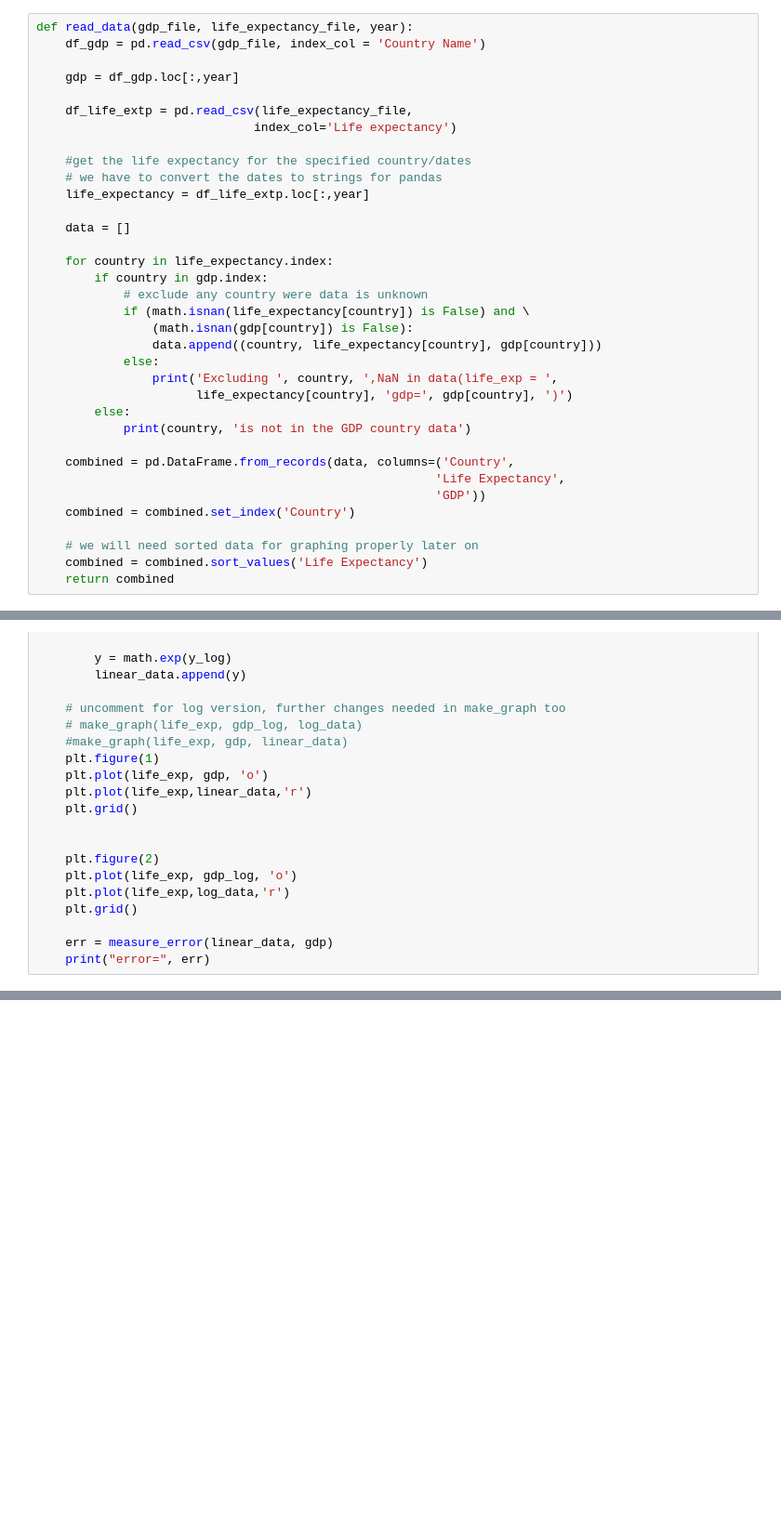
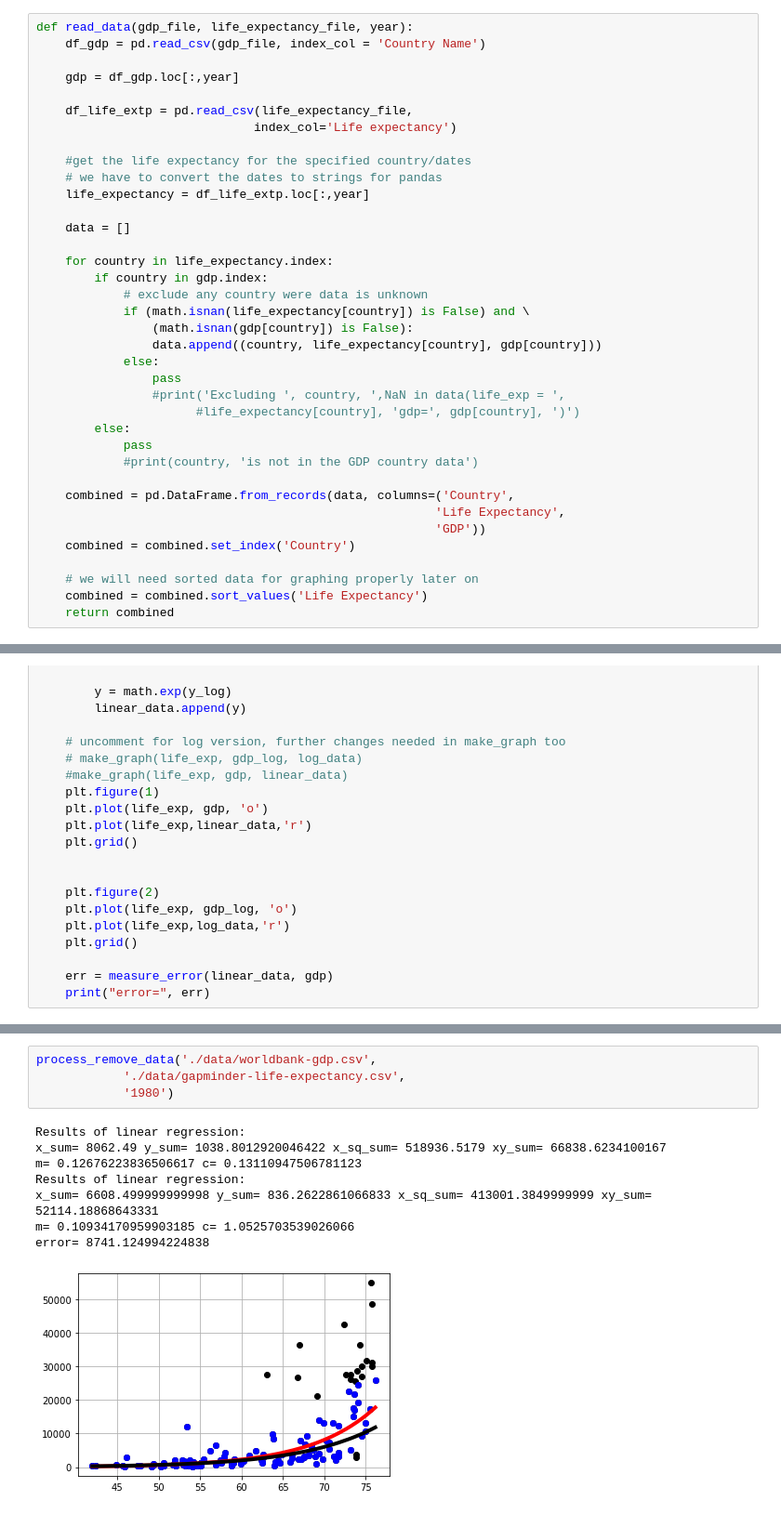
Before and after one commit to joshfuchs/DataScience_projects, a Jupyter notebook: ML scikit learn.ipynb, the cells around one changed output, grey strips where cells are left out. Shown at 93% size. Drawn from its saved outputs; the diff is of its cells as text; blank space fills up the shorter version.

```diff
--- a/ML scikit learn.ipynb
+++ b/ML scikit learn.ipynb
@@ -188,10 +190,12 @@ def read_data(gdp_file, life_expectancy_file, year):
                 (math.isnan(gdp[country]) is False):
                 data.append((country, life_expectancy[country], gdp[country]))
             else:
-                print('Excluding ', country, ',NaN in data(life_exp = ',
-                      life_expectancy[country], 'gdp=', gdp[country], ')')
+                pass
+                #print('Excluding ', country, ',NaN in data(life_exp = ',
+                      #life_expectancy[country], 'gdp=', gdp[country], ')')
         else:
-            print(country, 'is not in the GDP country data')
+            pass
+            #print(country, 'is not in the GDP country data')
 
     combined = pd.DataFrame.from_records(data, columns=('Country',
                                                        'Life Expectancy',
@@ -264,0 +352,13 @@ error= 8741.124994224838
+# %%
+process_remove_data('./data/worldbank-gdp.csv',
+            './data/gapminder-life-expectancy.csv',
+            '1980')
+# %% [output]
+Results of linear regression:
+x_sum= 8062.49 y_sum= 1038.8012920046422 x_sq_sum= 518936.5179 xy_sum= 66838.6234100167
+m= 0.12676223836506617 c= 0.13110947506781123
+Results of linear regression:
+x_sum= 6608.499999999998 y_sum= 836.2622861066833 x_sq_sum= 413001.3849999999 xy_sum= 52114.18868643331
+m= 0.10934170959903185 c= 1.0525703539026066
+error= 8741.124994224838
+[figure, added]
```
Also changed, not shown: parts of 5 cells of this notebook.
